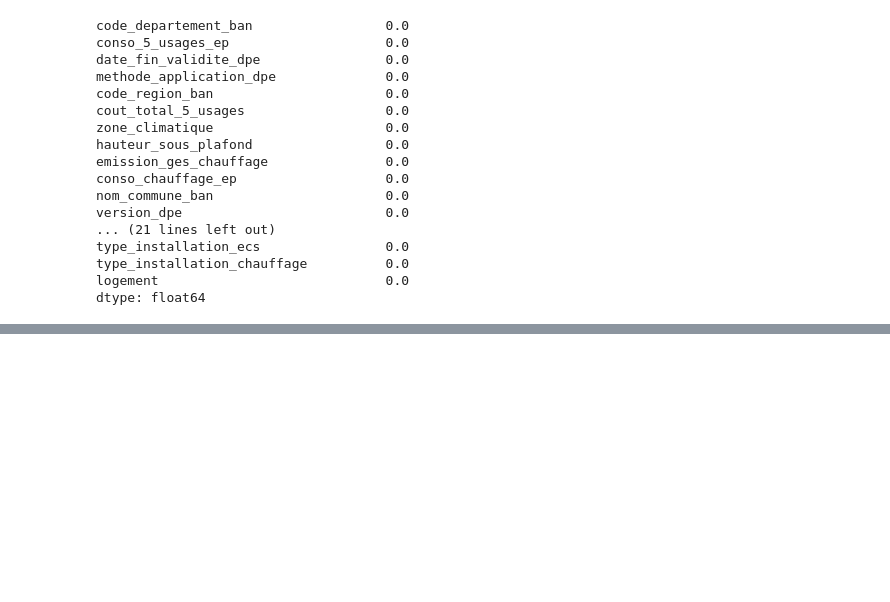
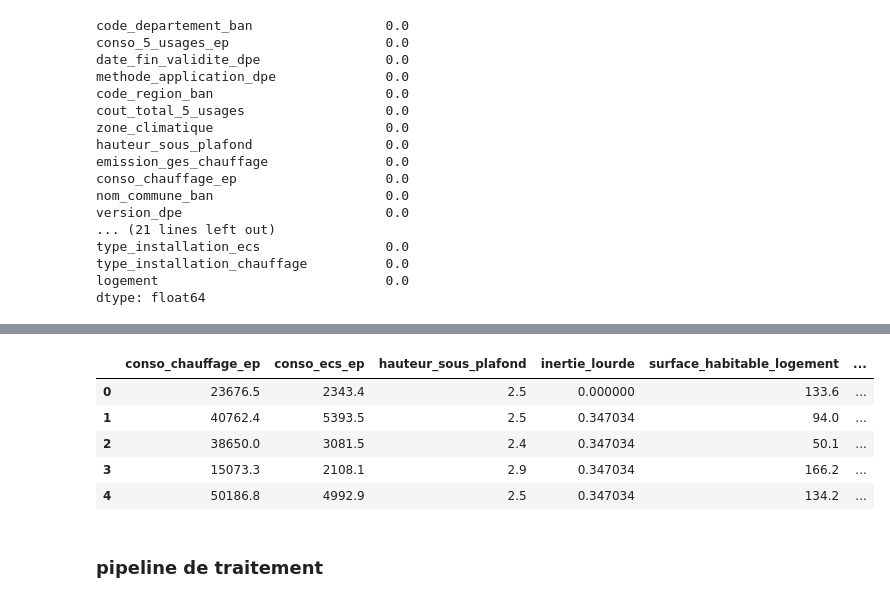
Before and after one commit to riadshrn/m2_enedis_dpe_app, a Jupyter notebook: notebooks/classification.ipynb, the cells around one changed output, grey strips where cells are left out. Drawn from its saved outputs; the diff is of its cells as text; code cells hidden in the pictures; blank space fills up the shorter version.

```diff
--- a/notebooks/classification.ipynb
+++ b/notebooks/classification.ipynb
@@ -184,0 +279,18 @@ dtype: float64
+# %%
+X = df_existant[['conso_chauffage_ep', 'conso_ecs_ep', 'hauteur_sous_plafond',
+        'inertie_lourde', 'surface_habitable_logement', 'annee_construction']]
+y = df_existant['etiquette_dpe']
+
+from sklearn.model_selection import train_test_split
+X_train, X_test, y_train, y_test = train_test_split(X, y, test_size=0.2, random_state=42, stratify=y)
+# %%
+X.head()
+# %% [output]
+|  | conso_chauffage_ep | conso_ecs_ep | hauteur_sous_plafond | inertie_lourde | surface_habitable_logement | ... |
+| 0 | 23676.5 | 2343.4 | 2.5 | 0.000000 | 133.6 | ... |
+| 1 | 40762.4 | 5393.5 | 2.5 | 0.347034 | 94.0 | ... |
+| 2 | 38650.0 | 3081.5 | 2.4 | 0.347034 | 50.1 | ... |
+| 3 | 15073.3 | 2108.1 | 2.9 | 0.347034 | 166.2 | ... |
+| 4 | 50186.8 | 4992.9 | 2.5 | 0.347034 | 134.2 | ... |
+# %% [markdown]
+### pipeline de traitement
```
Also changed, not shown: parts of 17 cells of this notebook.
